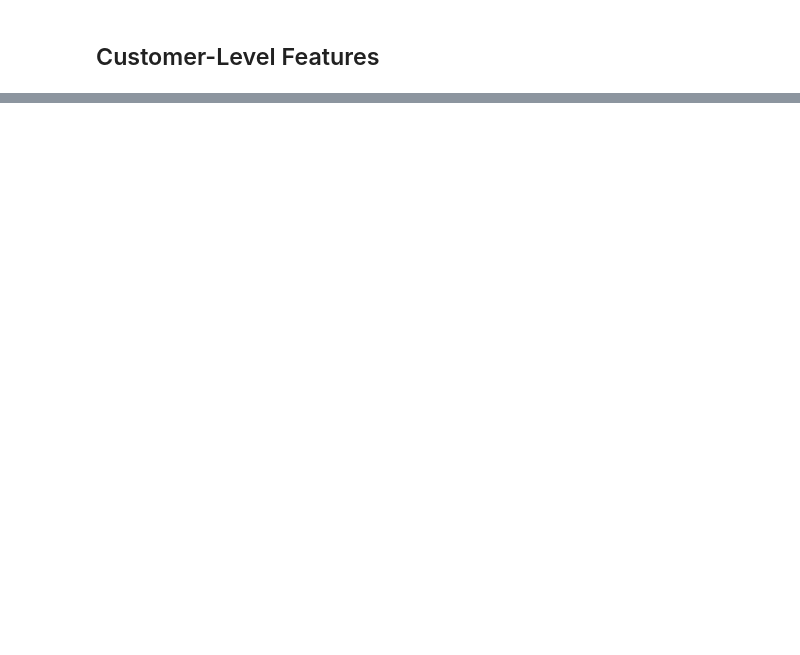
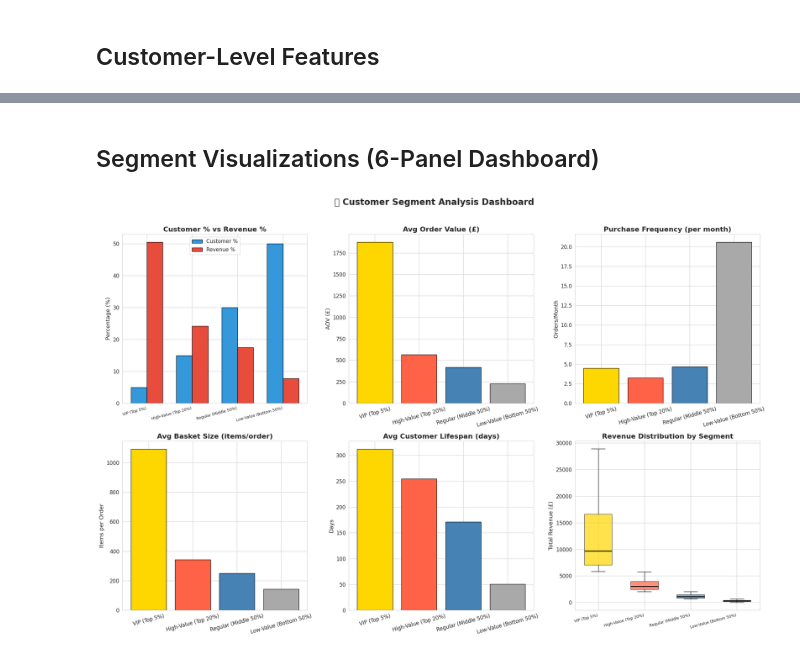
Before and after one commit to HaymiG/online-retail-business-insights, a Jupyter notebook: ECommerce_Analysis_Notebook.ipynb, the cells around one changed output, grey strips where cells are left out. Saved outputs shown, nothing was run; the diff lists cells and outputs as text; code cells hidden in the pictures; blank space fills up the shorter version.

```diff
--- a/ECommerce_Analysis_Notebook.ipynb
+++ b/ECommerce_Analysis_Notebook.ipynb
@@ -314,0 +760,62 @@ customer_df.head(10)
+# %% [markdown]
+## Segment Visualizations (6-Panel Dashboard)
+# %%
+fig, axes = plt.subplots(2, 3, figsize=(22, 14))
+
+segment_order = ['VIP (Top 5%)', 'High-Value (Top 20%)', 'Regular (Middle 50%)', 'Low-Value (Bottom 50%)']
+colors = ['#FFD700', '#FF6347', '#4682B4', '#A9A9A9']
+seg_data = segment_summary.set_index('Segment').reindex(segment_order)
+
+# 1. Customer Share vs Revenue Share
+x = np.arange(len(segment_order))
+width = 0.35
+axes[0,0].bar(x - width/2, seg_data['CustomerShare%'], width, label='Customer %', color='#3498DB', edgecolor='black')
+axes[0,0].bar(x + width/2, seg_data['RevenueShare%'], width, label='Revenue %', color='#E74C3C', edgecolor='black')
+axes[0,0].set_xticks(x)
+axes[0,0].set_xticklabels(segment_order, rotation=15, ha='right', fontsize=9)
+axes[0,0].set_title('Customer % vs Revenue %', fontweight='bold')
+axes[0,0].legend()
+axes[0,0].set_ylabel('Percentage (%)')
+
+# 2. Average Order Value
+axes[0,1].bar(segment_order, seg_data['MeanAOV'], color=colors, edgecolor='black')
+axes[0,1].set_title('Avg Order Value (£)', fontweight='bold')
+axes[0,1].tick_params(axis='x', rotation=15)
+axes[0,1].set_ylabel('AOV (£)')
+
+# 3. Purchase Frequency
+axes[0,2].bar(segment_order, seg_data['MeanFrequency'], color=colors, edgecolor='black')
+axes[0,2].set_title('Purchase Frequency (per month)', fontweight='bold')
+axes[0,2].tick_params(axis='x', rotation=15)
+axes[0,2].set_ylabel('Orders/Month')
+
+# 4. Basket Size
+axes[1,0].bar(segment_order, seg_data['MeanBasketSize'], color=colors, edgecolor='black')
+axes[1,0].set_title('Avg Basket Size (items/order)', fontweight='bold')
+axes[1,0].tick_params(axis='x', rotation=15)
+axes[1,0].set_ylabel('Items per Order')
+
+# 5. Customer Lifespan
+axes[1,1].bar(segment_order, seg_data['MeanLifespan'], color=colors, edgecolor='black')
+axes[1,1].set_title('Avg Customer Lifespan (days)', fontweight='bold')
+axes[1,1].tick_params(axis='x', rotation=15)
+axes[1,1].set_ylabel('Days')
+
+# 6. Revenue Box Plot (no outliers for clarity)
+for i, (seg, col) in enumerate(zip(segment_order, colors)):
+    data = customer_df[customer_df['Segment'] == seg]['TotalRevenue']
+    bp = axes[1,2].boxplot(data, positions=[i], widths=0.6,
+                        patch_artist=True, boxprops=dict(facecolor=col, alpha=0.7),
+                        medianprops=dict(color='black', linewidth=2),
+                        showfliers=False)
+axes[1,2].set_xticks(range(len(segment_order)))
+axes[1,2].set_xticklabels(segment_order, rotation=15, ha='right', fontsize=9)
+axes[1,2].set_title('Revenue Distribution by Segment', fontweight='bold')
+axes[1,2].set_ylabel('Total Revenue (£)')
+
+plt.suptitle('👥 Customer Segment Analysis Dashboard', fontsize=20, fontweight='bold', y=1.02)
+plt.tight_layout()
+plt.savefig('segment_analysis.png', dpi=150, bbox_inches='tight')
+plt.show()
+# %% [output]
+[figure, added]
```
Also changed, not shown: parts of 46 cells of this notebook.
